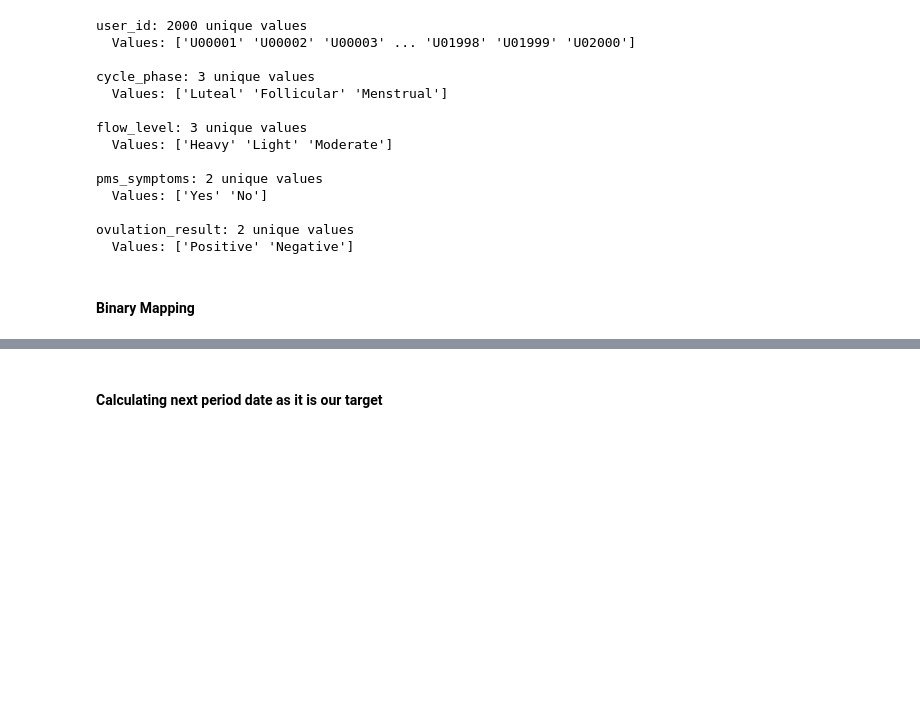
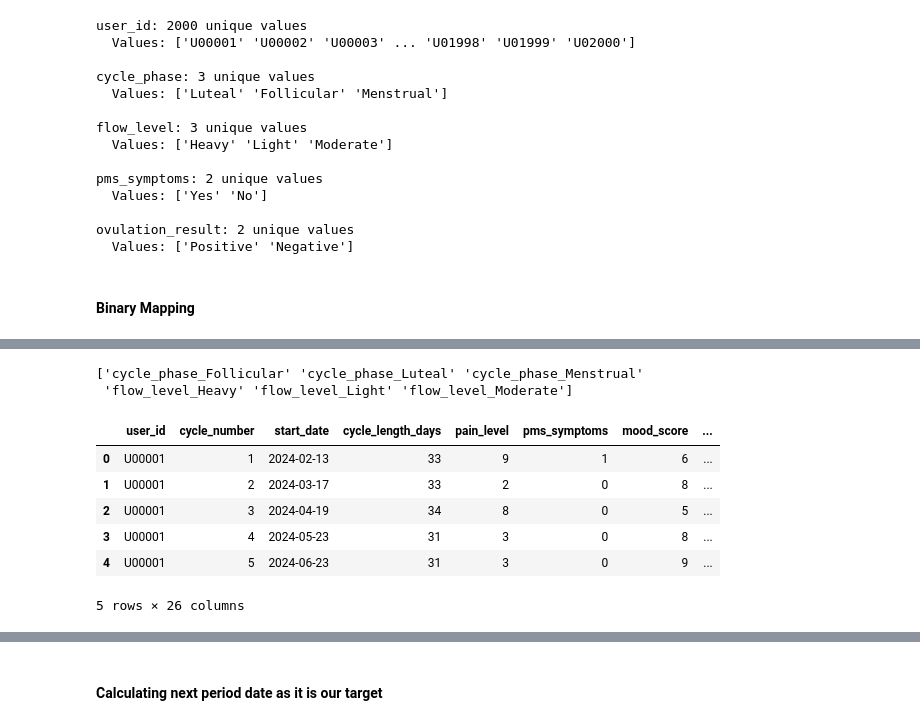
Before and after one commit to sushmitamalakar10/data-science-projects, a Jupyter notebook: Menstrual Cycle Tracker/menstrual_cycle.ipynb, the cells around one changed output, grey strips where cells are left out. Cells and saved outputs as stored; diff of their text form; code cells hidden in the pictures; blank space fills up the shorter version.

```diff
--- a/Menstrual Cycle Tracker/menstrual_cycle.ipynb
+++ b/Menstrual Cycle Tracker/menstrual_cycle.ipynb
@@ -485,0 +495,5 @@ period_df['']
+# %%
+cols_for_one_hot = ['cycle_phase', 'flow_level']
+
+encoder = OneHotEncoder(sparse_output=False)
+encoded_array = encoder.fit_transform(period_df[cols_for_one_hot])
@@ -485,0 +510,6 @@ period_df['']
+# %%
+encoded_cols_names = encoder.get_feature_names_out(cols_for_one_hot)
+print(encoded_cols_names)
+# %% [output]
+['cycle_phase_Follicular' 'cycle_phase_Luteal' 'cycle_phase_Menstrual'
+ 'flow_level_Heavy' 'flow_level_Light' 'flow_level_Moderate']
@@ -485,0 +520,10 @@ period_df['']
+# %%
+period_df.head()
+# %% [output]
+|  | user_id | cycle_number | start_date | cycle_length_days | pain_level | pms_symptoms | mood_score | ... |
+| 0 | U00001 | 1 | 2024-02-13 | 33 | 9 | 1 | 6 | ... |
+| 1 | U00001 | 2 | 2024-03-17 | 33 | 2 | 0 | 8 | ... |
+| 2 | U00001 | 3 | 2024-04-19 | 34 | 8 | 0 | 5 | ... |
+| 3 | U00001 | 4 | 2024-05-23 | 31 | 3 | 0 | 8 | ... |
+| 4 | U00001 | 5 | 2024-06-23 | 31 | 3 | 0 | 9 | ... |
+5 rows × 26 columns
```
Also changed, not shown: parts of 29 cells of this notebook, 1 other file.
